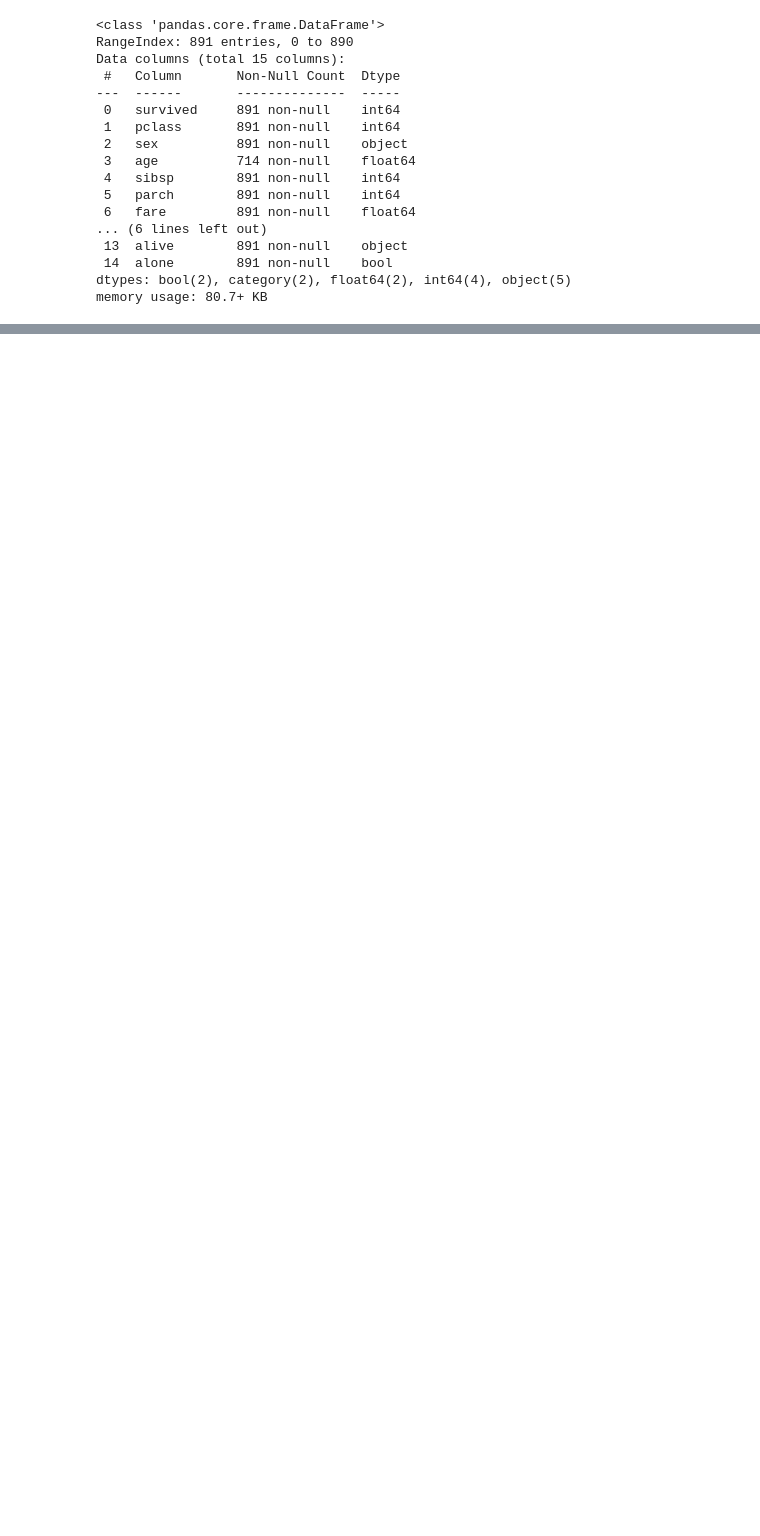
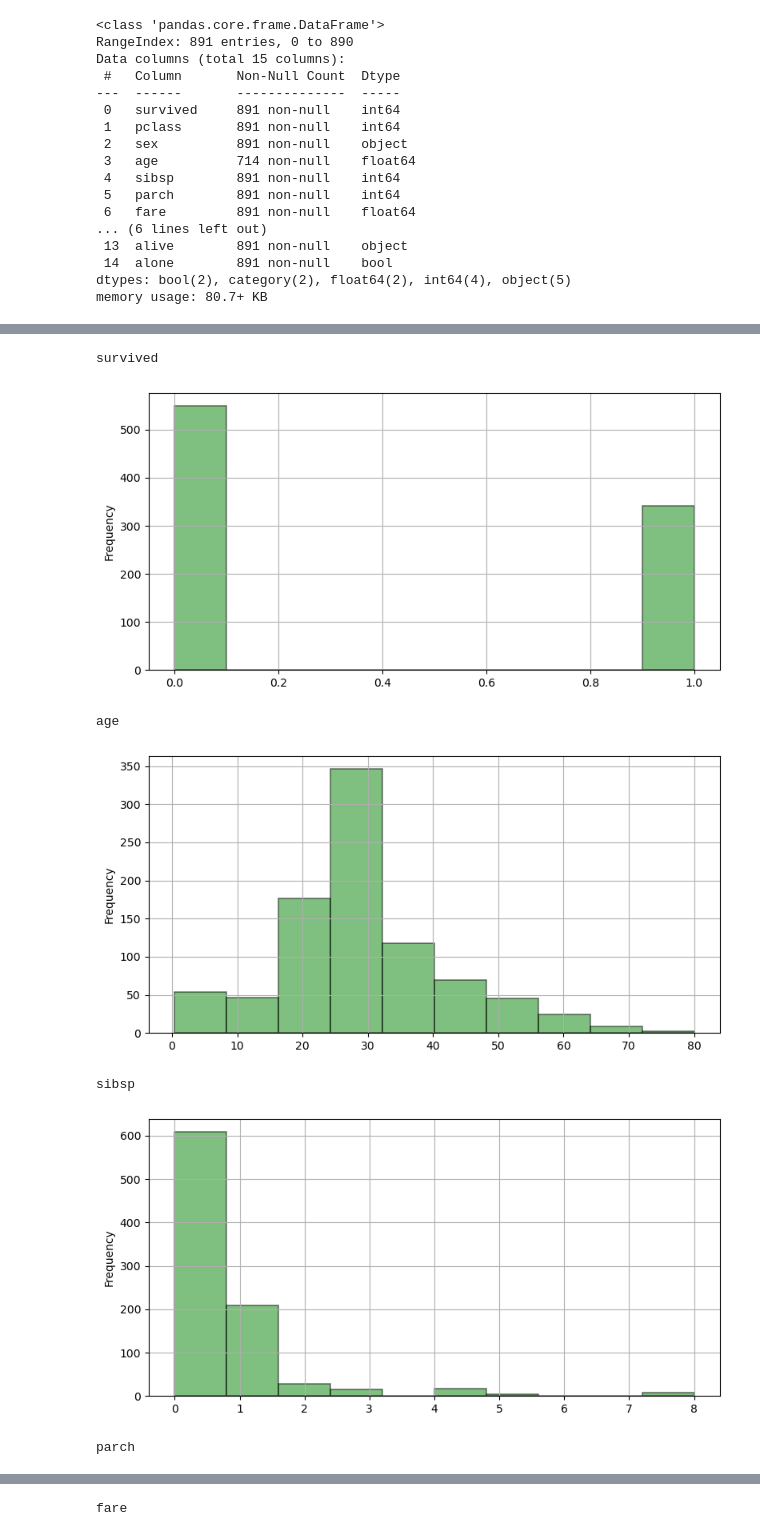
Before and after one commit to vineetha00/EDA, a Jupyter notebook: Titanic_EDA.ipynb, the cells around one changed output, grey strips where cells are left out. Saved outputs shown, nothing was run; the diff lists cells and outputs as text; code cells hidden in the pictures; blank space fills up the shorter version.

```diff
--- a/Titanic_EDA.ipynb
+++ b/Titanic_EDA.ipynb
@@ -50,0 +199,18 @@ df.describe()
+# %%
+for col in num_col:
+    print(col)
+
+    plt.figure(figsize=(8,4))
+    plt.subplot(1,1,1)
+    df[col].hist(bins = 10, alpha = 0.5, edgecolor = 'black', lw = 1.2, color ='Green')
+    plt.ylabel('Frequency')
+    plt.tight_layout()
+    plt.show()
+# %% [output]
+survived
+[figure, added]
+age
+[figure, added]
+sibsp
+[figure, added]
+parch
@@ -50,0 +218 @@ df.describe()
+fare
```
Also changed, not shown: parts of 35 cells of this notebook, 1 other file.
